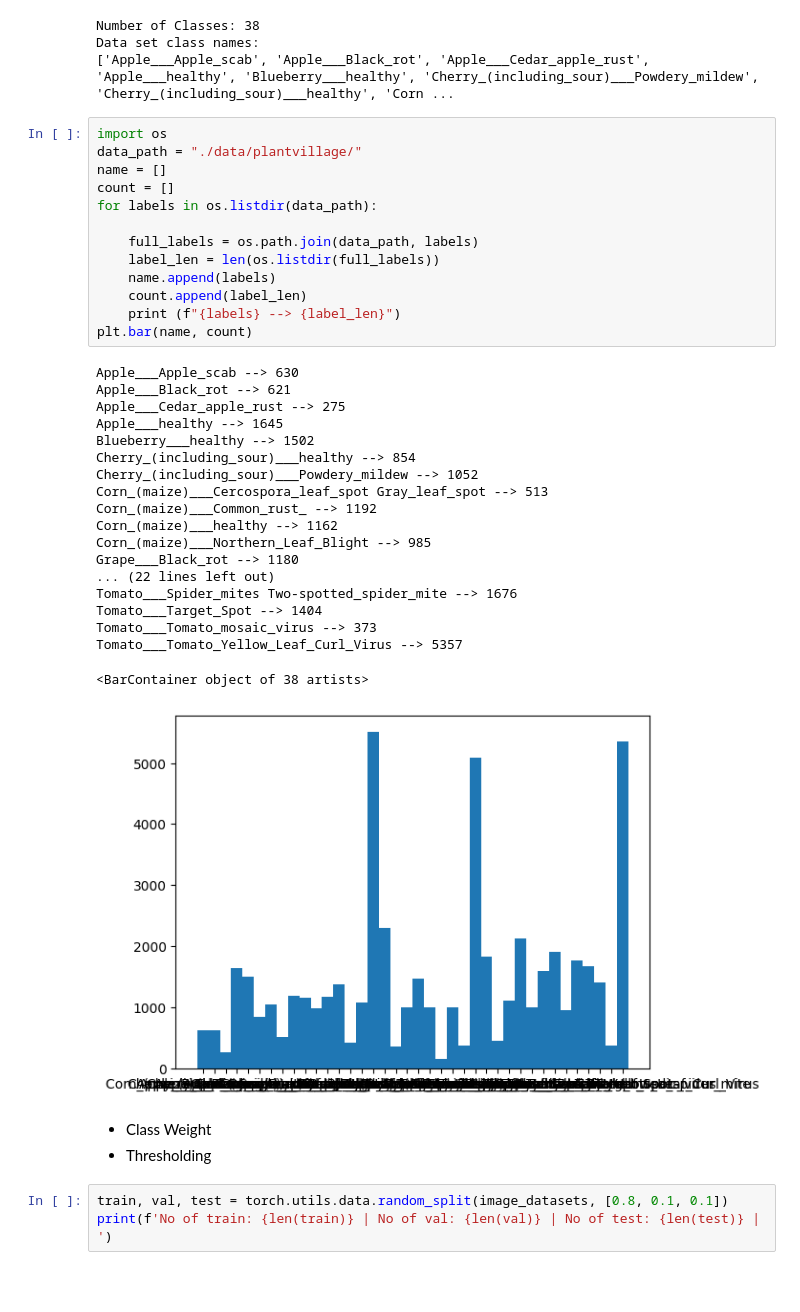
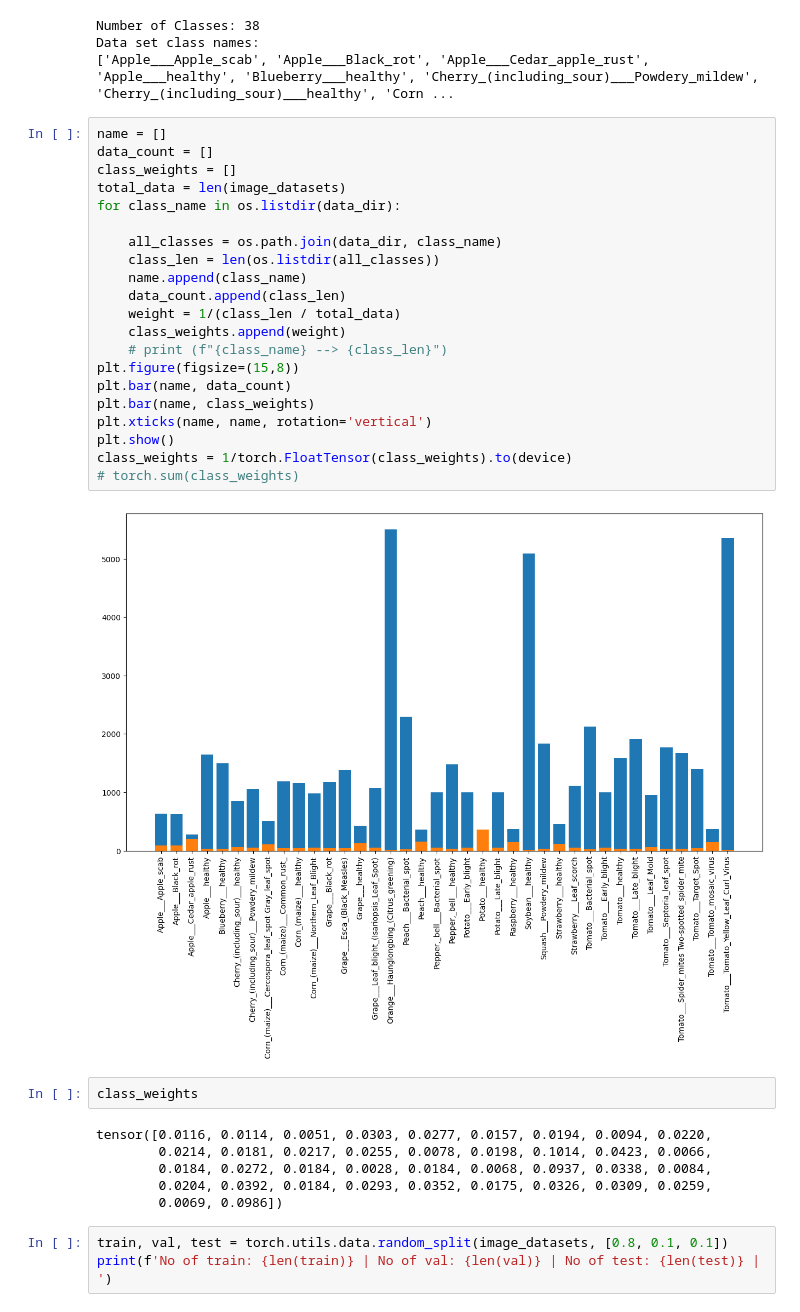
Before and after one commit to attahiruj/PlantVillageClassification, a Jupyter notebook: plantvillage.ipynb, the cells around one changed output. Cells and saved outputs as stored; diff of their text form; blank space fills up the shorter version.

```diff
--- a/plantvillage.ipynb
+++ b/plantvillage.ipynb
@@ -23,42 +23,37 @@ print(f'Number of Classes: {len(class_names)}\nData set class names: \n{class_na
 Number of Classes: 38
 Data set class names:
 ['Apple___Apple_scab', 'Apple___Black_rot', 'Apple___Cedar_apple_rust', 'Apple___healthy', 'Blueberry___healthy', 'Cherry_(including_sour)___Powdery_mildew', 'Cherry_(including_sour)___healthy', 'Corn ...
-# %%
-import os
-data_path = "./data/plantvillage/"
-name = []
-count = []
-for labels in os.listdir(data_path):
-
-    full_labels = os.path.join(data_path, labels)
-    label_len = len(os.listdir(full_labels))
-    name.append(labels)
-    count.append(label_len)
-    print (f"{labels} --> {label_len}")
-plt.bar(name, count)
-# %% [output]
-Apple___Apple_scab --> 630
-Apple___Black_rot --> 621
-Apple___Cedar_apple_rust --> 275
-Apple___healthy --> 1645
-Blueberry___healthy --> 1502
-Cherry_(including_sour)___healthy --> 854
-Cherry_(including_sour)___Powdery_mildew --> 1052
-Corn_(maize)___Cercospora_leaf_spot Gray_leaf_spot --> 513
-Corn_(maize)___Common_rust_ --> 1192
-Corn_(maize)___healthy --> 1162
-Corn_(maize)___Northern_Leaf_Blight --> 985
-Grape___Black_rot --> 1180
-... (22 lines left out)
-Tomato___Spider_mites Two-spotted_spider_mite --> 1676
-Tomato___Target_Spot --> 1404
-Tomato___Tomato_mosaic_virus --> 373
-Tomato___Tomato_Yellow_Leaf_Curl_Virus --> 5357
-<BarContainer object of 38 artists>
-[figure, removed]
-# %% [markdown]
-- Class Weight
-- Thresholding
+# %%
+name = []
+data_count = []
+class_weights = []
+total_data = len(image_datasets)
+for class_name in os.listdir(data_dir):
+
+    all_classes = os.path.join(data_dir, class_name)
+    class_len = len(os.listdir(all_classes))
+    name.append(class_name)
+    data_count.append(class_len)
+    weight = 1/(class_len / total_data)
+    class_weights.append(weight)
+    # print (f"{class_name} --> {class_len}")
+plt.figure(figsize=(15,8))
+plt.bar(name, data_count)
+plt.bar(name, class_weights)
+plt.xticks(name, name, rotation='vertical')
+plt.show()
+class_weights = 1/torch.FloatTensor(class_weights).to(device)
+# torch.sum(class_weights)
+# %% [output]
+[figure, added]
+# %%
+class_weights
+# %% [output]
+tensor([0.0116, 0.0114, 0.0051, 0.0303, 0.0277, 0.0157, 0.0194, 0.0094, 0.0220,
+        0.0214, 0.0181, 0.0217, 0.0255, 0.0078, 0.0198, 0.1014, 0.0423, 0.0066,
+        0.0184, 0.0272, 0.0184, 0.0028, 0.0184, 0.0068, 0.0937, 0.0338, 0.0084,
+        0.0204, 0.0392, 0.0184, 0.0293, 0.0352, 0.0175, 0.0326, 0.0309, 0.0259,
+        0.0069, 0.0986])
 # %%
 train, val, test = torch.utils.data.random_split(image_datasets, [0.8, 0.1, 0.1])
 print(f'No of train: {len(train)} | No of val: {len(val)} | No of test: {len(test)} | ')
```
Also changed, not shown: parts of 9 cells of this notebook, 2 other files.
